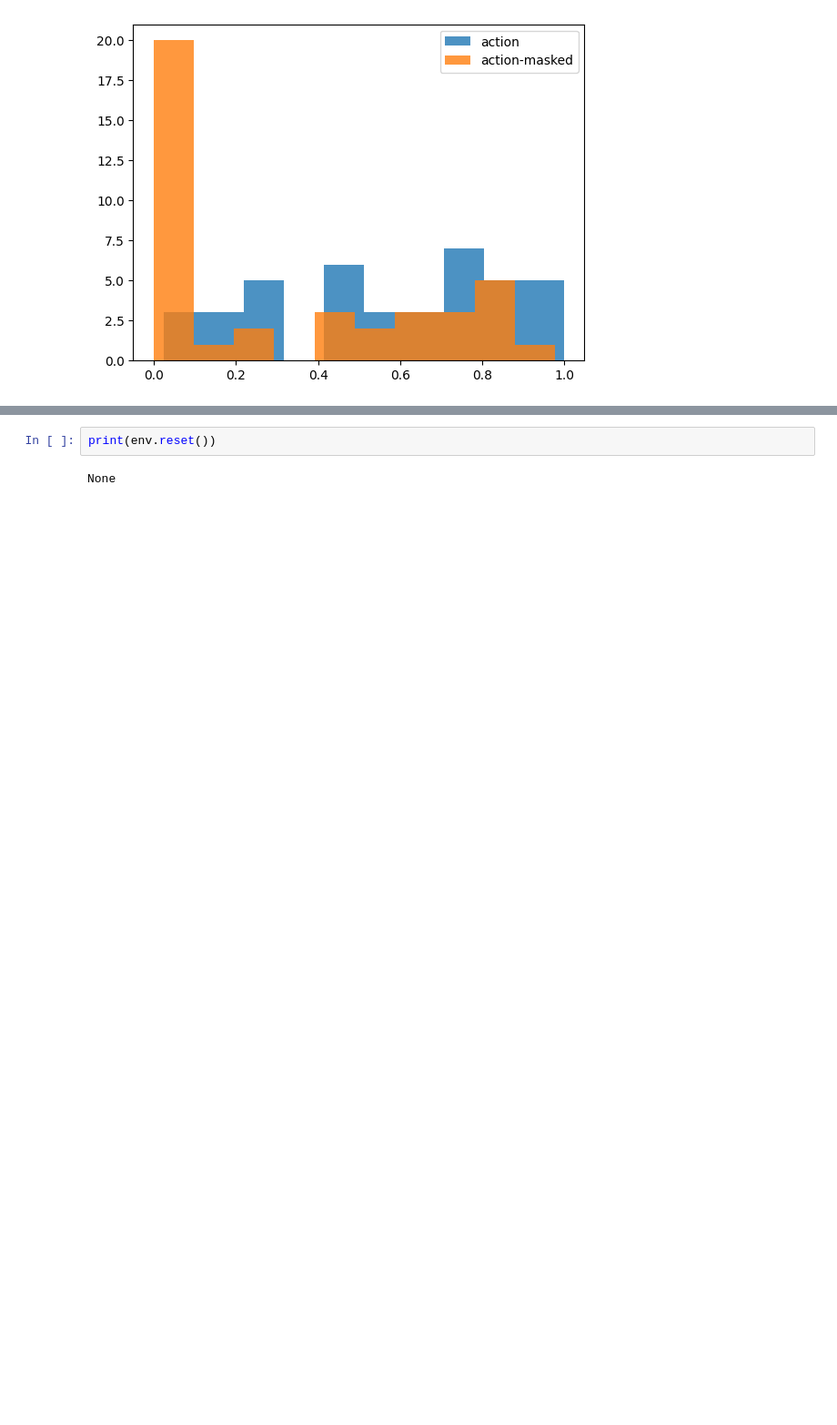
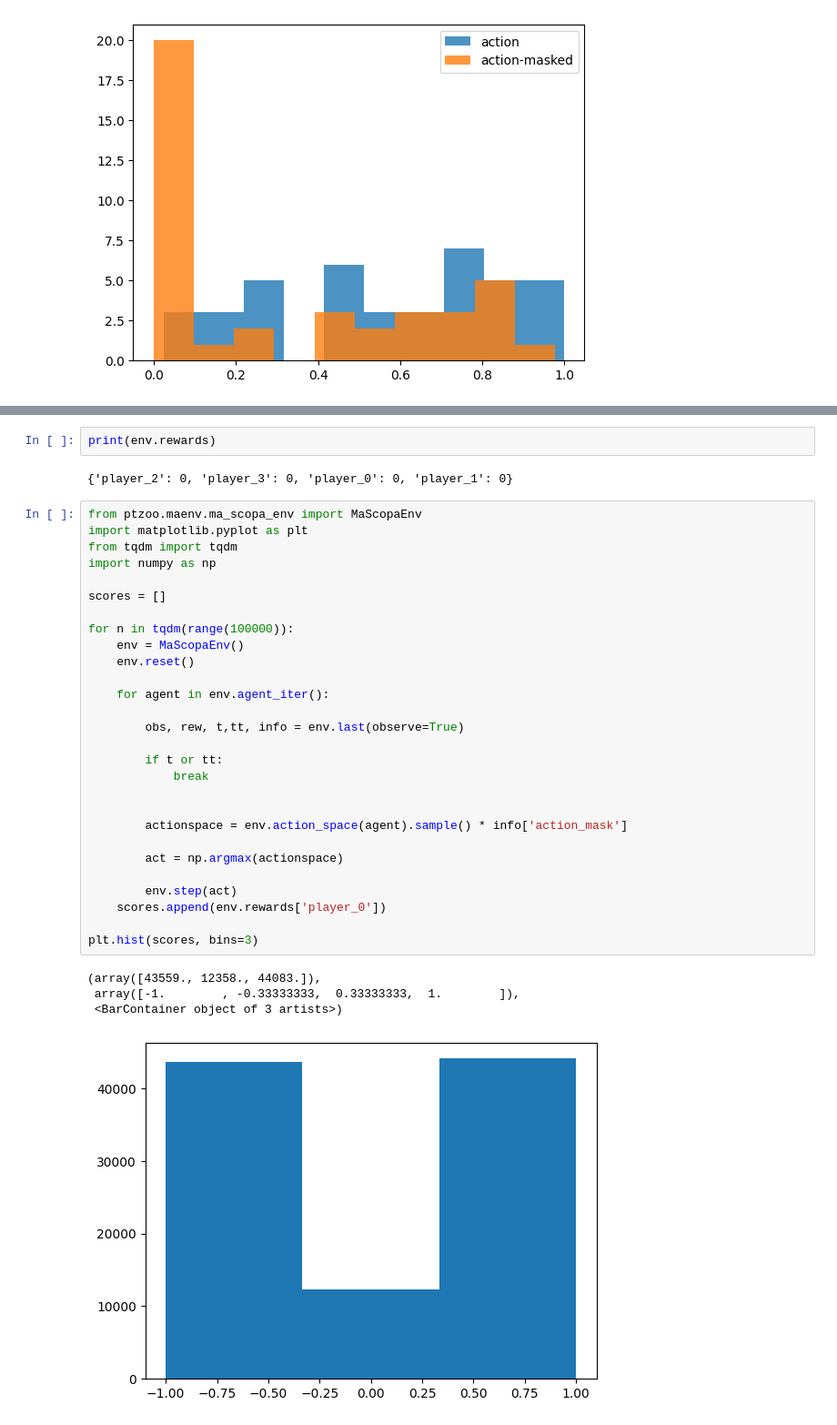
Before and after one commit to DeLnlyMthrLvr/ScopaAI_ToM, a Jupyter notebook: transition_function_tests.ipynb, the cells around one changed output, grey strips where cells are left out. Shown: that part at 91% size. Saved outputs shown, nothing was run; the diff lists cells and outputs as text; blank space fills up the shorter version.

```diff
--- a/transition_function_tests.ipynb
+++ b/transition_function_tests.ipynb
@@ -82,4 +147,37 @@ Scopone Scientifico Environment Initalisation #DONE
 # %%
-print(env.reset())
+print(env.rewards)
 # %% [output]
-None
+{'player_2': 0, 'player_3': 0, 'player_0': 0, 'player_1': 0}
+# %%
+from ptzoo.maenv.ma_scopa_env import MaScopaEnv
+import matplotlib.pyplot as plt
+from tqdm import tqdm
+import numpy as np
+
+scores = []
+
+for n in tqdm(range(100000)):
+    env = MaScopaEnv()
+    env.reset()
+
+    for agent in env.agent_iter():
+
+        obs, rew, t,tt, info = env.last(observe=True)
+
+        if t or tt:
+            break
+
+
+        actionspace = env.action_space(agent).sample() * info['action_mask']
+
+        act = np.argmax(actionspace)
+
+        env.step(act)
+    scores.append(env.rewards['player_0'])
+
+plt.hist(scores, bins=3)
+# %% [output]
+(array([43559., 12358., 44083.]),
+ array([-1.        , -0.33333333,  0.33333333,  1.        ]),
+ <BarContainer object of 3 artists>)
+[figure, added]
```
Also changed, not shown: parts of 3 cells of this notebook, 3 other files.
